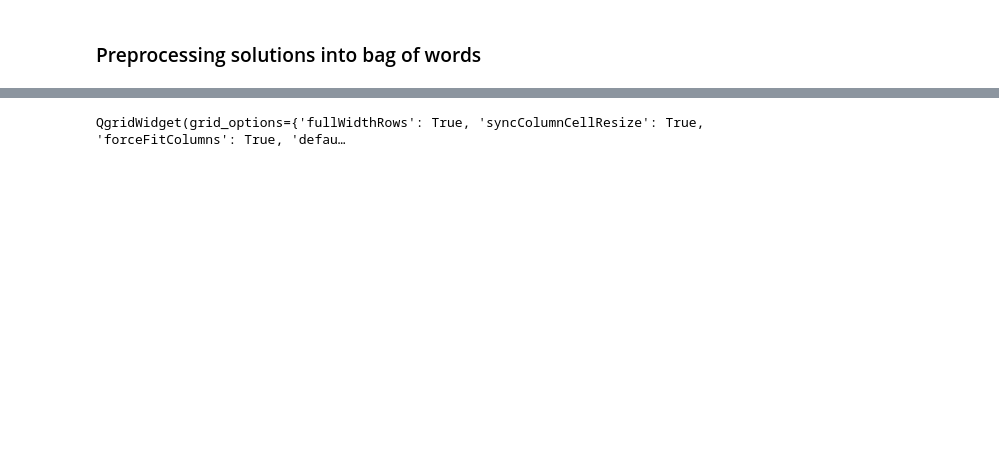
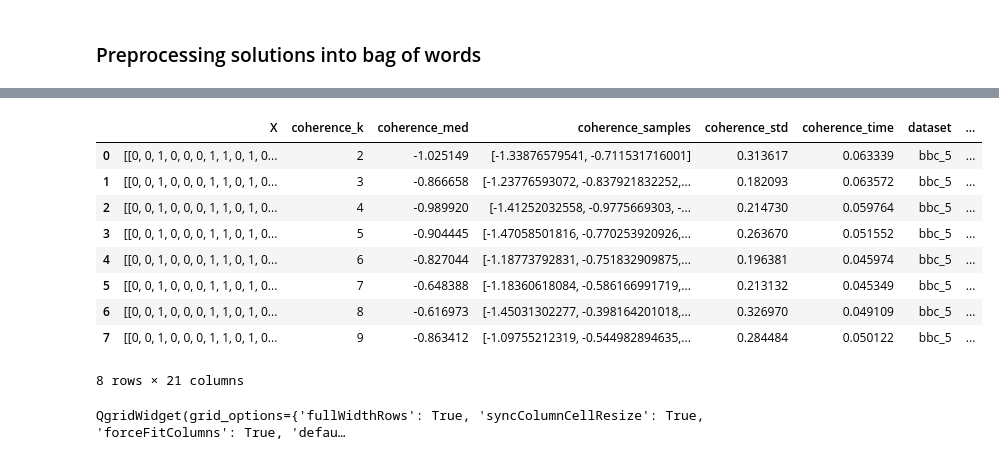
Before and after one commit to MachineTeachingEdu/machine-teaching, a Jupyter notebook: machineteaching/Clustering Pipeline - Toy Example.ipynb, the cells around one changed output, grey strips where cells are left out. Drawn from its saved outputs; the diff is of its cells as text; code cells hidden in the pictures; blank space fills up the shorter version.

```diff
--- a/machineteaching/Clustering Pipeline - Toy Example.ipynb
+++ b/machineteaching/Clustering Pipeline - Toy Example.ipynb
@@ -29,14 +35,23 @@ import matplotlib.pyplot as plt
+# %%
+connection = psycopg2.connect(user = "machineteaching",
+                                  password = "***REMOVED***",
+                                  host = "localhost",
+#                                   port = "5432",
+                                  database = "machineteaching")
+connection.autocommit=True
+cursor = connection.cursor()
 # %% [markdown]
 ## Data
 # %%
-topics = ["business", "entertainment", "politics", "sport", "tech"]
-docs = []
-base_path = "bbc"
-for t in topics:
-    docs_title = os.listdir("%s/%s" % (base_path,t))
-    for item in docs_title:
-        with open('%s/%s/%s' %(base_path, t, item), 'r') as txtfile:
-            try:
-                docs.append(txtfile.read())
-            except UnicodeDecodeError:
-                print("Error on doc %s/%s" % (t,item))
+def get_docs(topics):
+    docs = []
+    base_path = "bbc"
+    for t in topics:
+        docs_title = os.listdir("%s/%s" % (base_path,t))
+        for item in docs_title:
+            with open('%s/%s/%s' %(base_path, t, item), 'r') as txtfile:
+                try:
+                    docs.append(txtfile.read())
+                except UnicodeDecodeError:
+                    print("Error on doc %s/%s" % (t,item))
+    return docs
@@ -179,5 +218,18 @@ Wall time: 2min 10s
 # %%
 df = pd.DataFrame(results)
+# %%
+df
+# %% [output]
+|  | X | coherence_k | coherence_med | coherence_samples | coherence_std | coherence_time | dataset | ... |
+| 0 | [[0, 0, 1, 0, 0, 0, 1, 1, 0, 1, 0... | 2 | -1.025149 | [-1.33876579541, -0.711531716001] | 0.313617 | 0.063339 | bbc_5 | ... |
+| 1 | [[0, 0, 1, 0, 0, 0, 1, 1, 0, 1, 0... | 3 | -0.866658 | [-1.23776593072, -0.837921832252,... | 0.182093 | 0.063572 | bbc_5 | ... |
+| 2 | [[0, 0, 1, 0, 0, 0, 1, 1, 0, 1, 0... | 4 | -0.989920 | [-1.41252032558, -0.9775669303, -... | 0.214730 | 0.059764 | bbc_5 | ... |
+| 3 | [[0, 0, 1, 0, 0, 0, 1, 1, 0, 1, 0... | 5 | -0.904445 | [-1.47058501816, -0.770253920926,... | 0.263670 | 0.051552 | bbc_5 | ... |
+| 4 | [[0, 0, 1, 0, 0, 0, 1, 1, 0, 1, 0... | 6 | -0.827044 | [-1.18773792831, -0.751832909875,... | 0.196381 | 0.045974 | bbc_5 | ... |
+| 5 | [[0, 0, 1, 0, 0, 0, 1, 1, 0, 1, 0... | 7 | -0.648388 | [-1.18360618084, -0.586166991719,... | 0.213132 | 0.045349 | bbc_5 | ... |
+| 6 | [[0, 0, 1, 0, 0, 0, 1, 1, 0, 1, 0... | 8 | -0.616973 | [-1.45031302277, -0.398164201018,... | 0.326970 | 0.049109 | bbc_5 | ... |
+| 7 | [[0, 0, 1, 0, 0, 0, 1, 1, 0, 1, 0... | 9 | -0.863412 | [-1.09755212319, -0.544982894635,... | 0.284484 | 0.050122 | bbc_5 | ... |
+8 rows × 21 columns
 # %%
 qgrid.show_grid(df)
 # %% [output]
```
Also changed, not shown: parts of 10 cells of this notebook, 3 other files.
